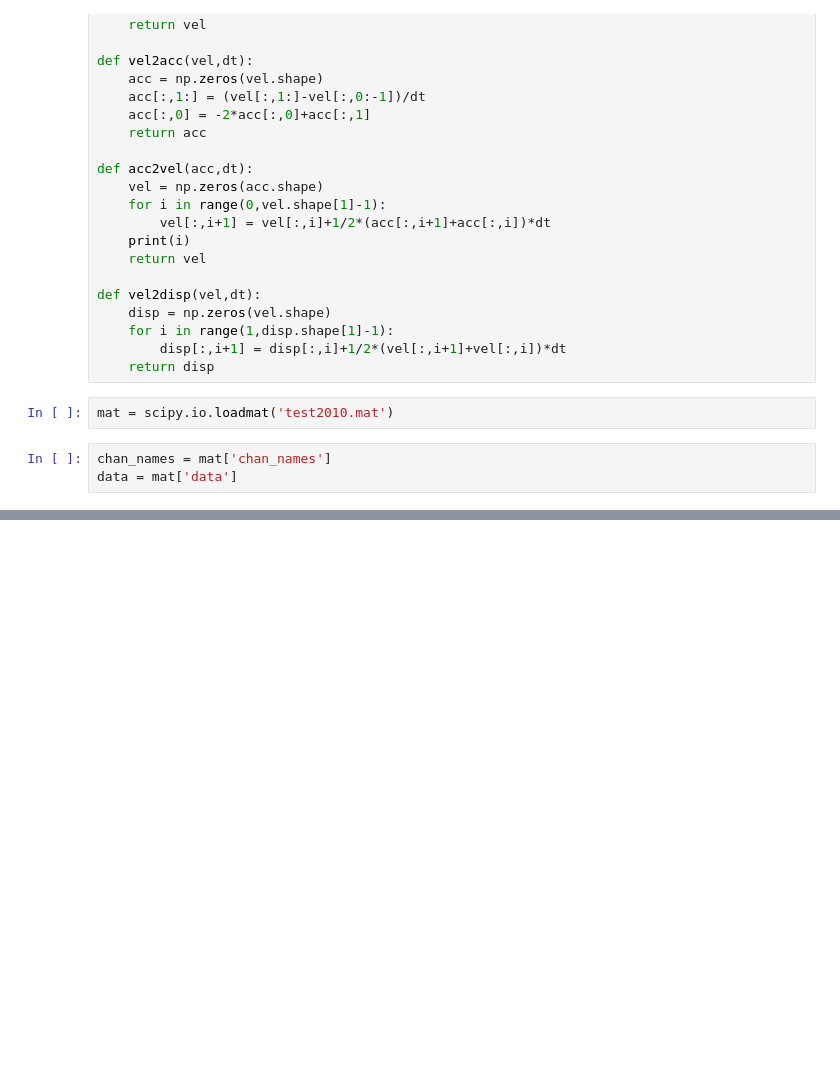
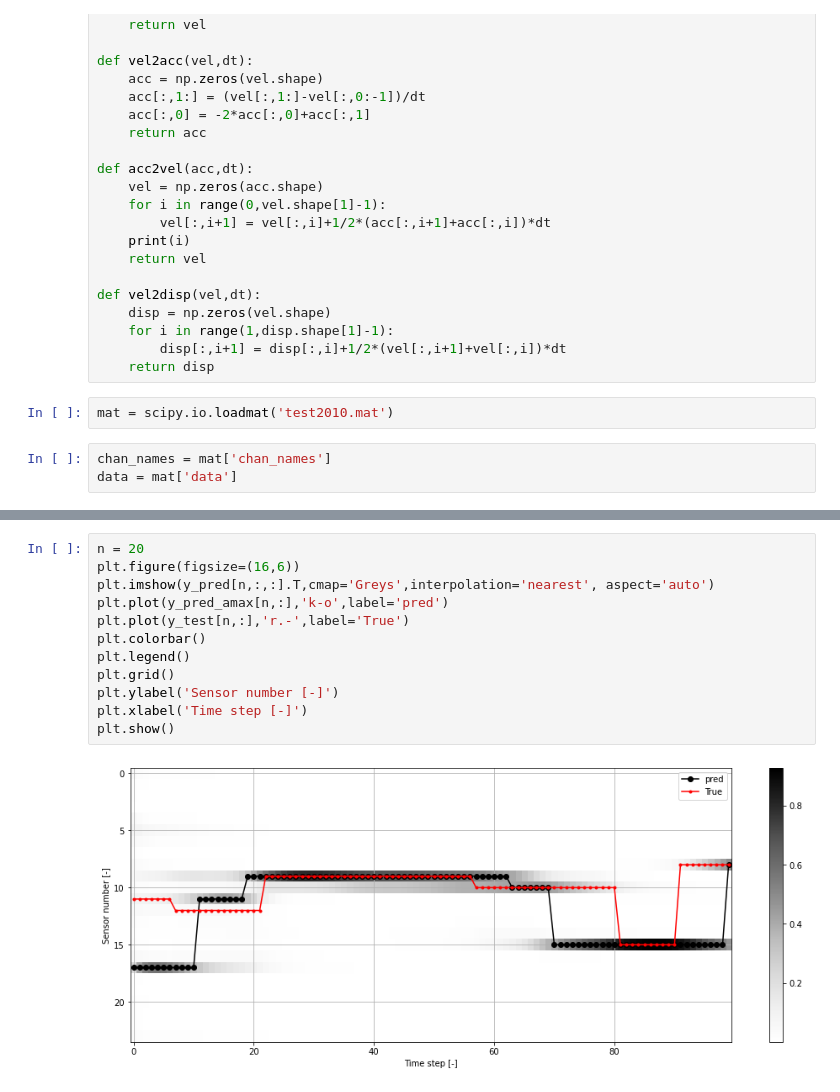
Before and after one commit to MartinLieber/VIV_prediction, a Jupyter notebook: Stress_prediction_RNN.ipynb, the cells around one changed output, grey strips where cells are left out. Saved outputs shown, nothing was run; the diff lists cells and outputs as text; blank space fills up the shorter version.

```diff
--- a/Stress_prediction_RNN.ipynb
+++ b/Stress_prediction_RNN.ipynb
@@ -210 +177,15 @@ plt.show()
+# %%
+n = 20
+plt.figure(figsize=(16,6))
+plt.imshow(y_pred[n,:,:].T,cmap='Greys',interpolation='nearest', aspect='auto')
+plt.plot(y_pred_amax[n,:],'k-o',label='pred')
+plt.plot(y_test[n,:],'r.-',label='True')
+plt.colorbar()
+plt.legend()
+plt.grid()
+plt.ylabel('Sensor number [-]')
+plt.xlabel('Time step [-]')
+plt.show()
+# %% [output]
+[figure, added]
 # %%
```
Also changed, not shown: parts of 14 cells of this notebook.
